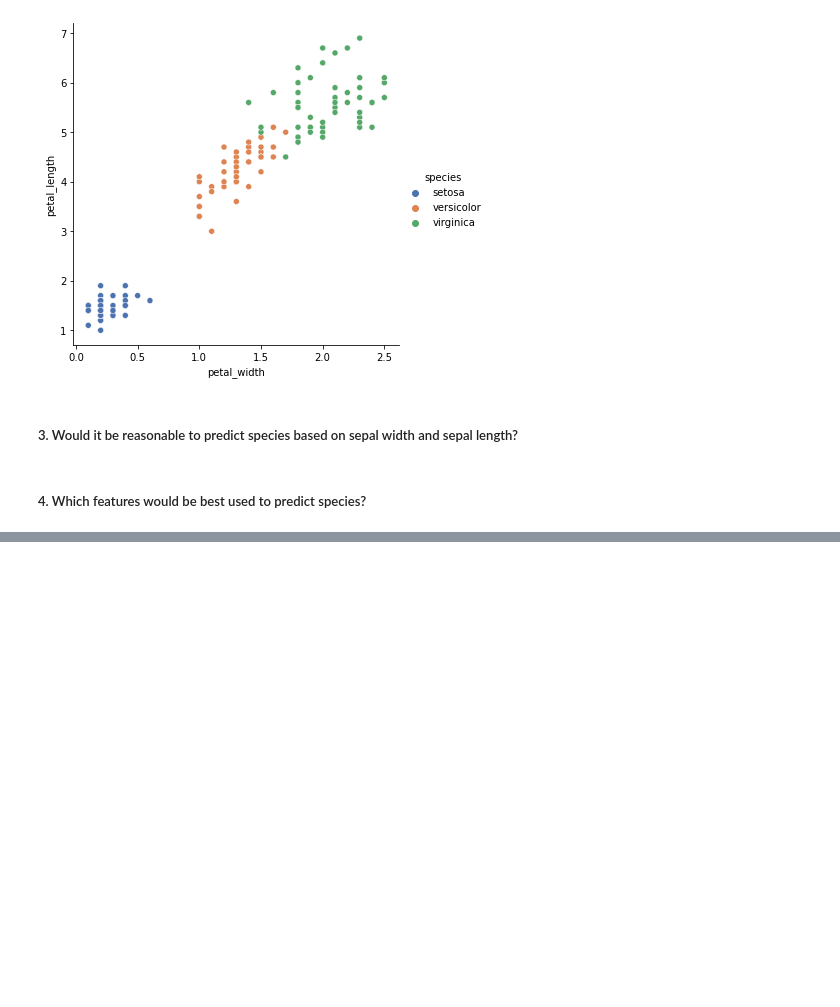
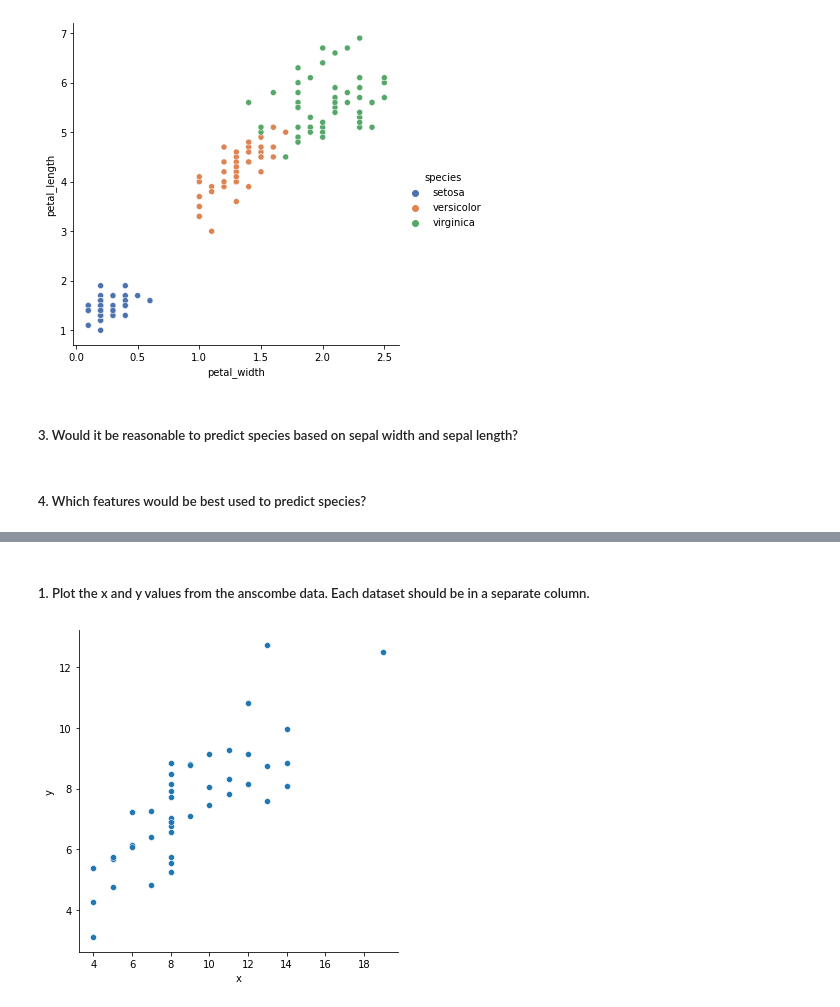
Before and after one commit to jeffakins/numpy_pandas_visualization_exercises, a Jupyter notebook: seaborn_exercises.ipynb, the cells around one changed output, grey strips where cells are left out. Drawn from its saved outputs; the diff is of its cells as text; code cells hidden in the pictures; blank space fills up the shorter version.

```diff
--- a/seaborn_exercises.ipynb
+++ b/seaborn_exercises.ipynb
@@ -51,0 +52,5 @@ plt.show()
+# %%
+anscombe = sns.load_dataset('anscombe')
+anscombe.dtypes
+anscombe.shape
+anscombe.head()
@@ -51,0 +74,7 @@ plt.show()
+# %% [markdown]
+##### 1. Plot the x and y values from the anscombe data. Each dataset should be in a separate column.
+# %%
+sns.relplot(x='x', y='y', data=anscombe)
+plt.show()
+# %% [output]
+[figure, added]
```
Also changed, not shown: parts of 10 cells of this notebook.
